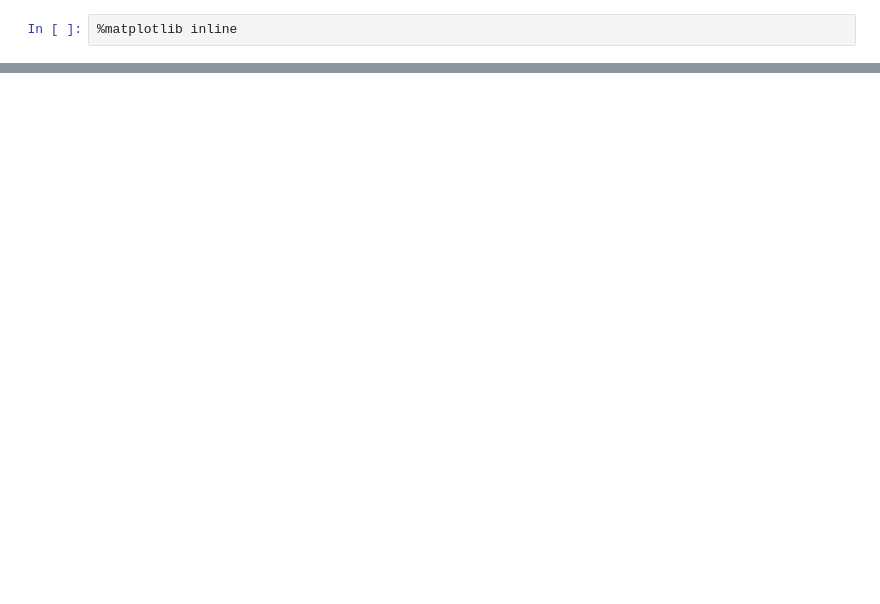
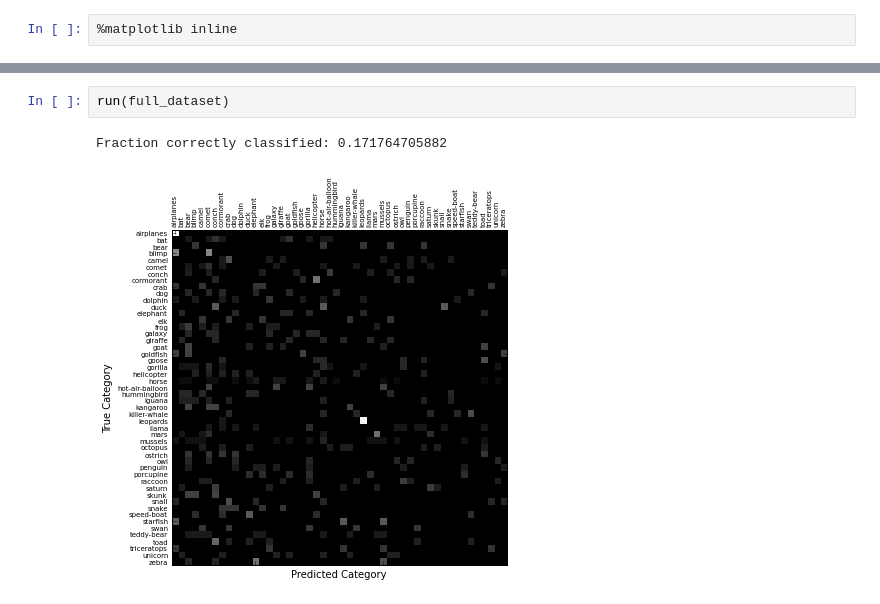
Before and after one commit to jhamrick/fall2013-python-seminar, a Jupyter notebook: hw4/hw4.ipynb, the cells around one changed output, grey strips where cells are left out. Cells and saved outputs as stored; diff of their text form; blank space fills up the shorter version.

```diff
--- a/hw4/hw4.ipynb
+++ b/hw4/hw4.ipynb
@@ -44,0 +37,5 @@ fig.set_figheight(8)
+# %%
+run(full_dataset)
+# %% [output]
+Fraction correctly classified: 0.171764705882
+[figure, added]
```
Also changed, not shown: parts of 9 cells of this notebook, 1 other file.
